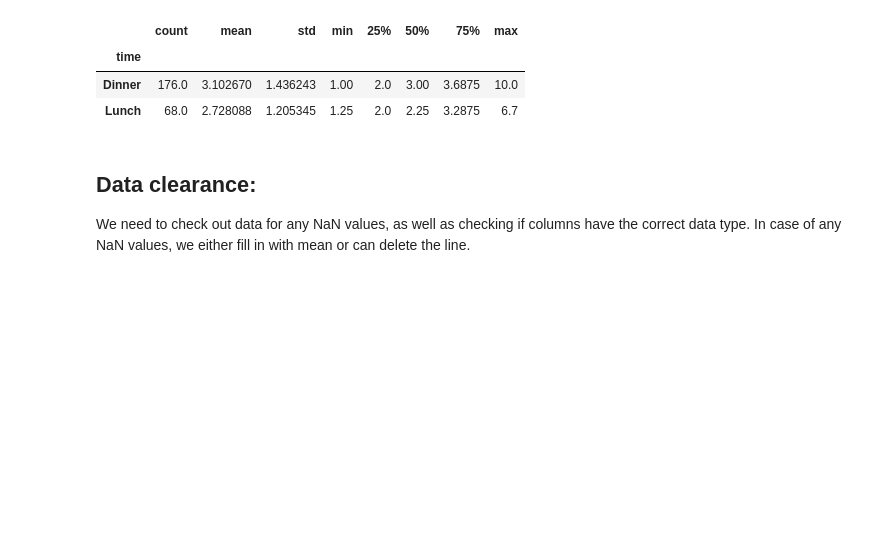
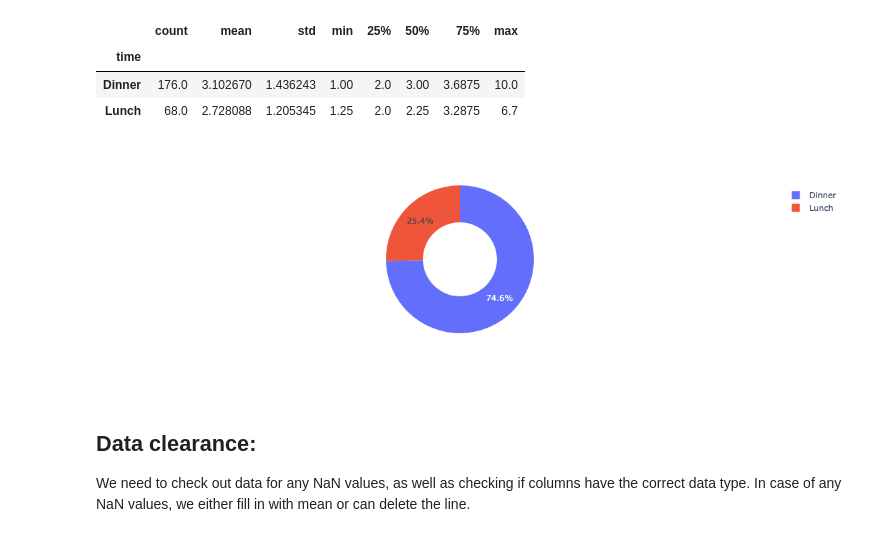
Before and after one commit to Tamatir8/Project_Fishchenko_Python_246-1, a Jupyter notebook: project.ipynb, the cells around one changed output. Drawn from its saved outputs; the diff is of its cells as text; code cells hidden in the pictures; blank space fills up the shorter version.

```diff
--- a/project.ipynb
+++ b/project.ipynb
@@ -120,6 +131,11 @@ stats3
 | time |  |  |  |  |  |  |  |  |
 | Dinner | 176.0 | 3.102670 | 1.436243 | 1.00 | 2.0 | 3.00 | 3.6875 | 10.0 |
 | Lunch | 68.0 | 2.728088 | 1.205345 | 1.25 | 2.0 | 2.25 | 3.2875 | 6.7 |
+# %%
+fig = px.pie(csvFile, values='tip', names='time', hole=0.5)
+fig.show()
+# %% [output]
+[figure, added]
 # %% [markdown]
 ## **Data clearance**:
 
```
Also changed, not shown: parts of 3 cells of this notebook.
